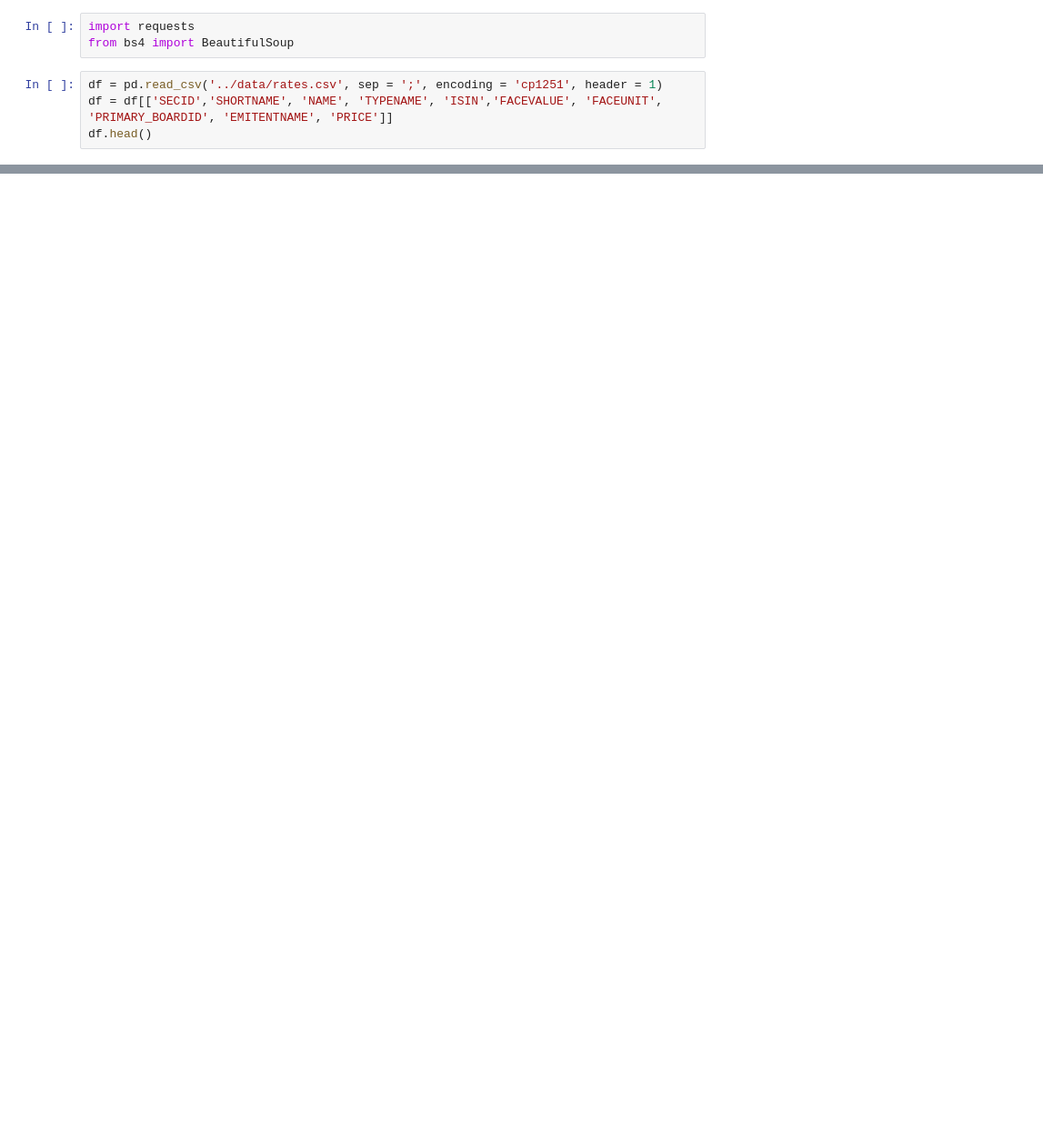
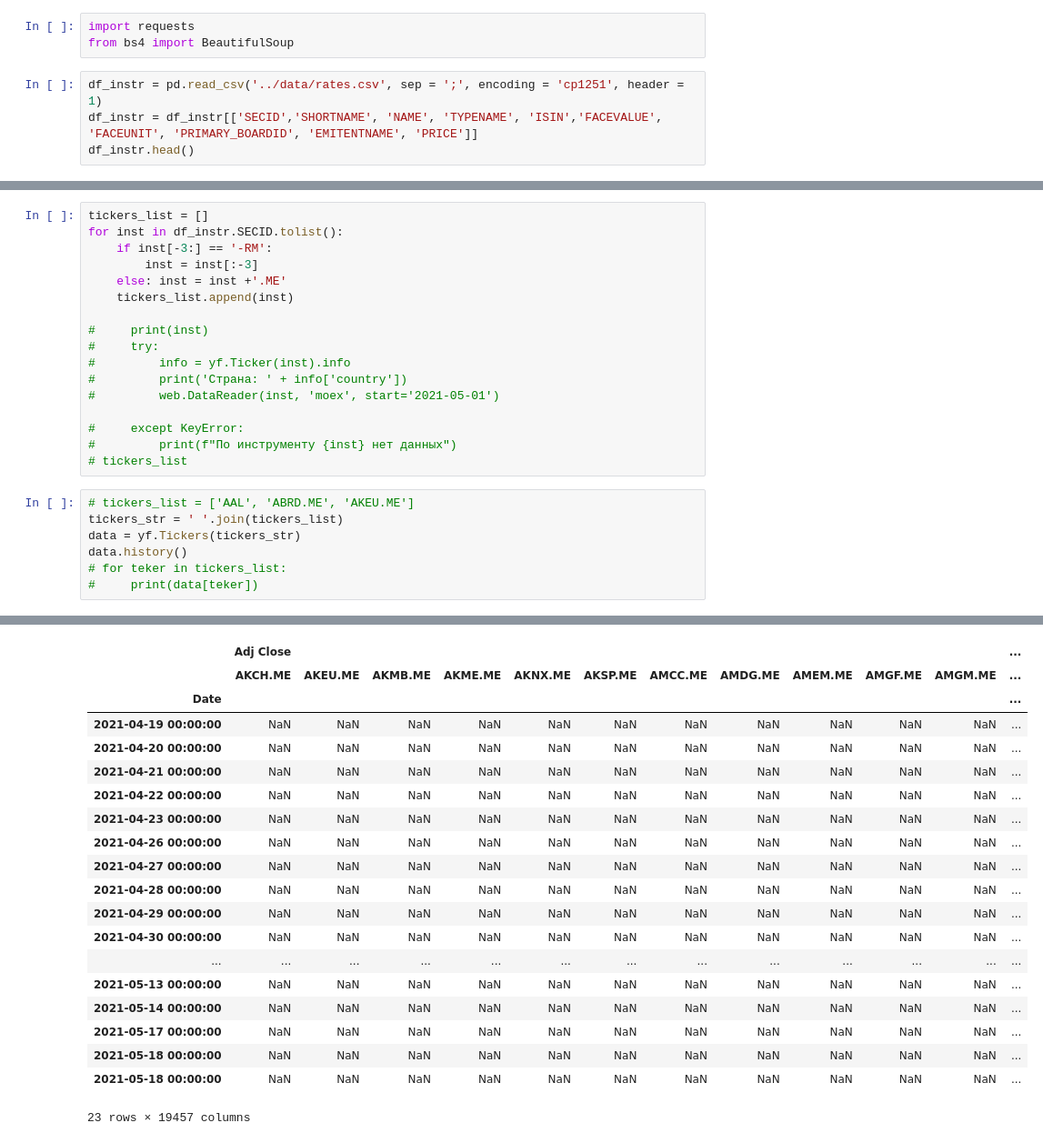
Before and after one commit to Mikhaylov-yv/Trad_histori_test, a Jupyter notebook: notebooks/Просмотр рынка Мос биржы.ipynb, the cells around one changed output, grey strips where cells are left out. Shown at 91% size. Cells and saved outputs as stored; diff of their text form; blank space fills up the shorter version.

Commit message:
Загрузка данных списком

```diff
--- a/notebooks/Просмотр рынка Мос биржы.ipynb
+++ b/notebooks/Просмотр рынка Мос биржы.ipynb
@@ -9,9 +10,9 @@ pd.options.display.max_columns = 70
 import requests
 from bs4 import BeautifulSoup
 # %%
-df = pd.read_csv('../data/rates.csv', sep = ';', encoding = 'cp1251', header = 1)
-df = df[['SECID','SHORTNAME', 'NAME', 'TYPENAME', 'ISIN','FACEVALUE', 'FACEUNIT', 'PRIMARY_BOARDID', 'EMITENTNAME', 'PRICE']]
-df.head()
+df_instr = pd.read_csv('../data/rates.csv', sep = ';', encoding = 'cp1251', header = 1)
+df_instr = df_instr[['SECID','SHORTNAME', 'NAME', 'TYPENAME', 'ISIN','FACEVALUE', 'FACEUNIT', 'PRIMARY_BOARDID', 'EMITENTNAME', 'PRICE']]
+df_instr.head()
 # %% [output]
 |  | SECID | SHORTNAME | NAME | TYPENAME | ISIN | FACEVALUE | FACEUNIT | PRIMARY_BOARDID | EMITENTNAME | ... |
 | 0 | AAL-RM | AmAirlines | American Airlines Group Inc. | Иностранные акции | US02376R1023 | 0,01 | USD | FQBR | American Airlines Group Inc. | ... |
@@ -21,0 +33,25 @@ df.head()
+# %%
+tickers_list = []
+for inst in df_instr.SECID.tolist():
+    if inst[-3:] == '-RM':
+        inst = inst[:-3]
+    else: inst = inst +'.ME'
+    tickers_list.append(inst)
+
+#     print(inst)
+#     try:
+#         info = yf.Ticker(inst).info
+#         print('Страна: ' + info['country'])
+#         web.DataReader(inst, 'moex', start='2021-05-01')
+
+#     except KeyError:
+#         print(f"По инструменту {inst} нет данных")
+# tickers_list
+# %%
+# tickers_list = ['AAL', 'ABRD.ME', 'AKEU.ME']
+tickers_str = ' '.join(tickers_list)
+data = yf.Tickers(tickers_str)
+data.history()
+# for teker in tickers_list:
+#     print(data[teker])
+# %% [output]
@@ -21,0 +75,20 @@ df.head()
+|  | Adj Close |  |  |  |  |  |  |  |  |  |  | ... |
+|  | AKCH.ME | AKEU.ME | AKMB.ME | AKME.ME | AKNX.ME | AKSP.ME | AMCC.ME | AMDG.ME | AMEM.ME | AMGF.ME | AMGM.ME | ... |
+| Date |  |  |  |  |  |  |  |  |  |  |  | ... |
+| 2021-04-19 00:00:00 | NaN | NaN | NaN | NaN | NaN | NaN | NaN | NaN | NaN | NaN | NaN | ... |
+| 2021-04-20 00:00:00 | NaN | NaN | NaN | NaN | NaN | NaN | NaN | NaN | NaN | NaN | NaN | ... |
+| 2021-04-21 00:00:00 | NaN | NaN | NaN | NaN | NaN | NaN | NaN | NaN | NaN | NaN | NaN | ... |
+| 2021-04-22 00:00:00 | NaN | NaN | NaN | NaN | NaN | NaN | NaN | NaN | NaN | NaN | NaN | ... |
+| 2021-04-23 00:00:00 | NaN | NaN | NaN | NaN | NaN | NaN | NaN | NaN | NaN | NaN | NaN | ... |
+| 2021-04-26 00:00:00 | NaN | NaN | NaN | NaN | NaN | NaN | NaN | NaN | NaN | NaN | NaN | ... |
+| 2021-04-27 00:00:00 | NaN | NaN | NaN | NaN | NaN | NaN | NaN | NaN | NaN | NaN | NaN | ... |
+| 2021-04-28 00:00:00 | NaN | NaN | NaN | NaN | NaN | NaN | NaN | NaN | NaN | NaN | NaN | ... |
+| 2021-04-29 00:00:00 | NaN | NaN | NaN | NaN | NaN | NaN | NaN | NaN | NaN | NaN | NaN | ... |
+| 2021-04-30 00:00:00 | NaN | NaN | NaN | NaN | NaN | NaN | NaN | NaN | NaN | NaN | NaN | ... |
+| ... | ... | ... | ... | ... | ... | ... | ... | ... | ... | ... | ... | ... |
+| 2021-05-13 00:00:00 | NaN | NaN | NaN | NaN | NaN | NaN | NaN | NaN | NaN | NaN | NaN | ... |
+| 2021-05-14 00:00:00 | NaN | NaN | NaN | NaN | NaN | NaN | NaN | NaN | NaN | NaN | NaN | ... |
+| 2021-05-17 00:00:00 | NaN | NaN | NaN | NaN | NaN | NaN | NaN | NaN | NaN | NaN | NaN | ... |
+| 2021-05-18 00:00:00 | NaN | NaN | NaN | NaN | NaN | NaN | NaN | NaN | NaN | NaN | NaN | ... |
+| 2021-05-18 00:00:00 | NaN | NaN | NaN | NaN | NaN | NaN | NaN | NaN | NaN | NaN | NaN | ... |
+23 rows × 19457 columns
```
Also changed, not shown: parts of 5 cells of this notebook, 1 other file.
